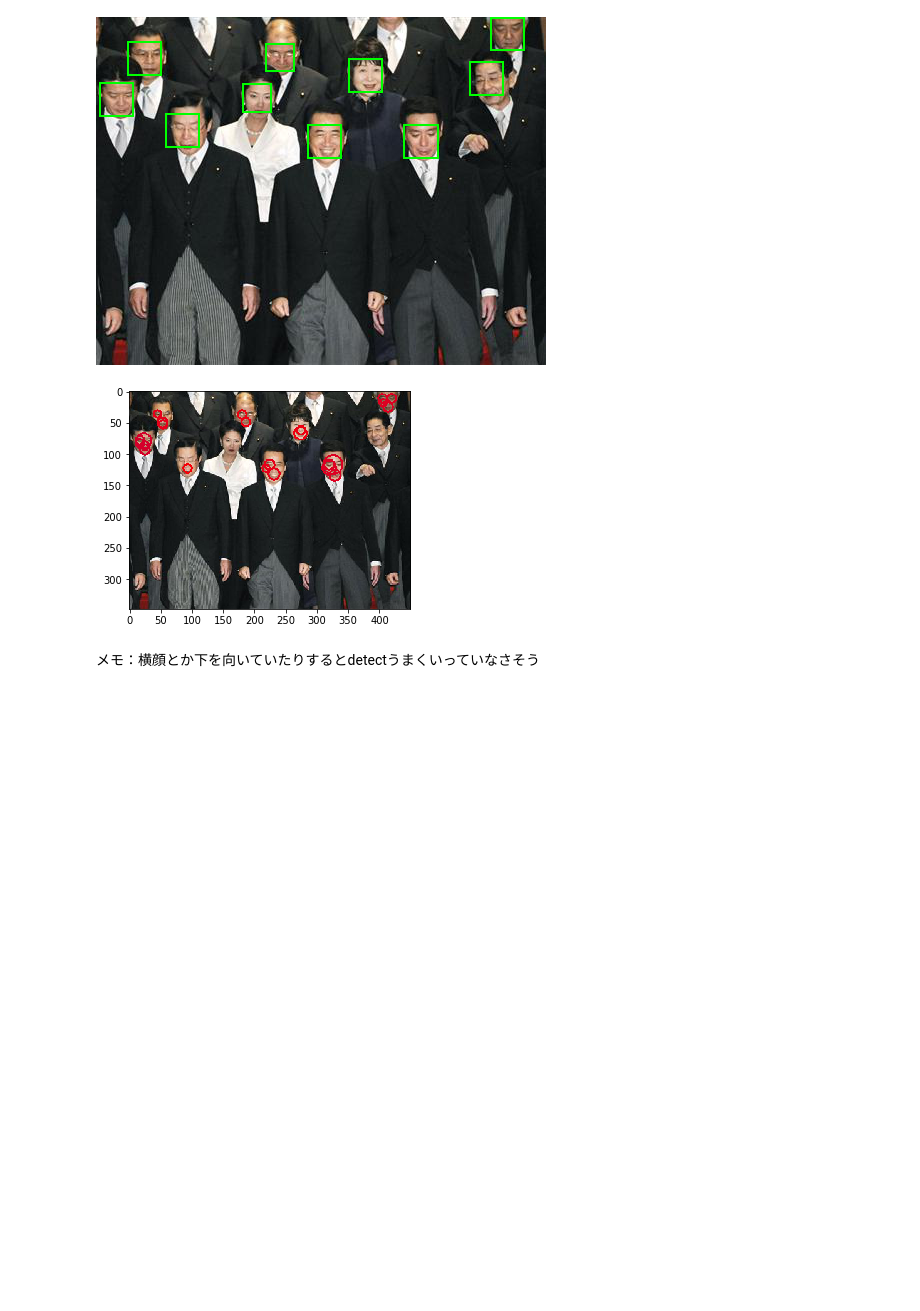
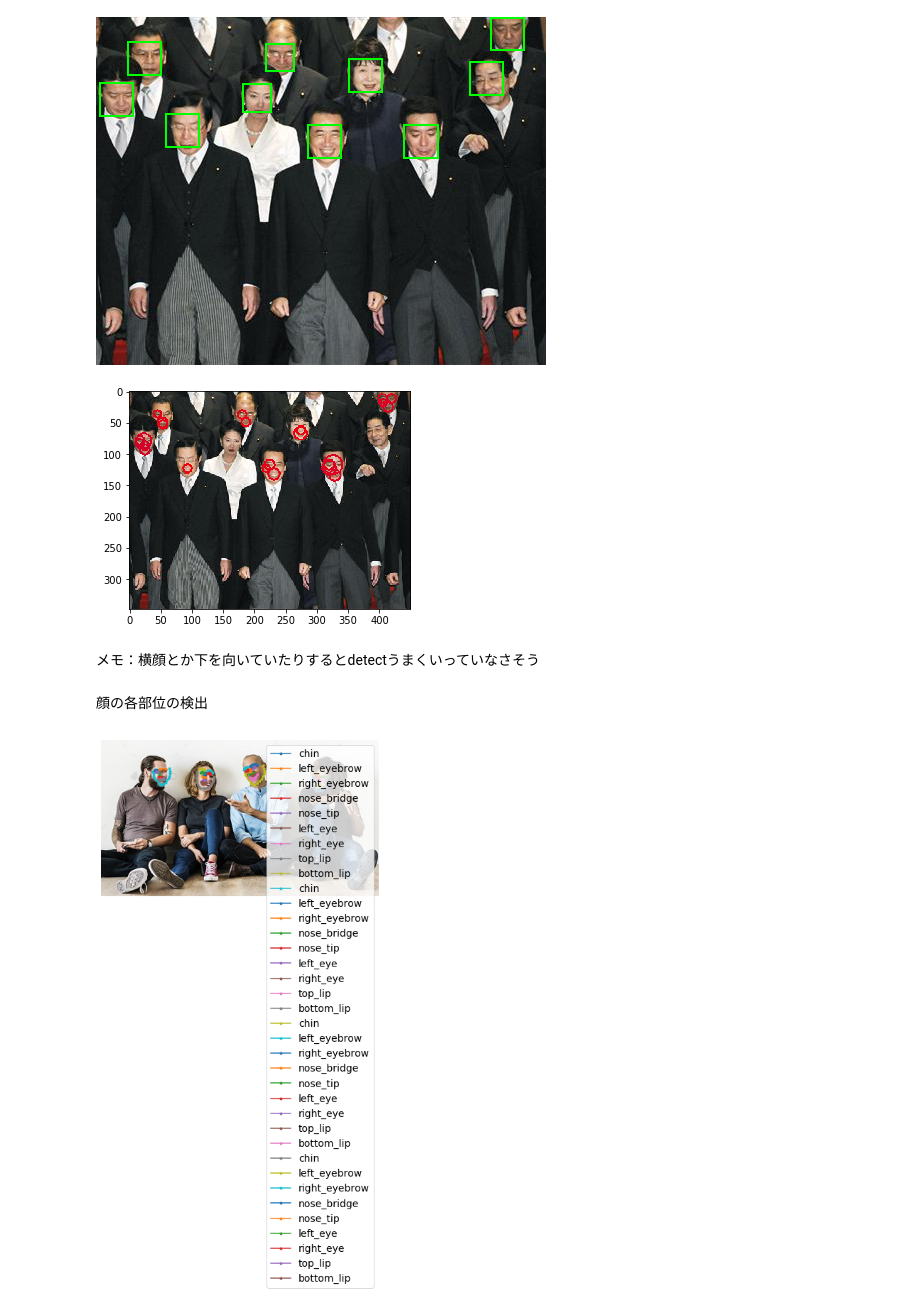
Before and after one commit to TomeHirata/detect-laugh, a Jupyter notebook: laugh.ipynb, the cells around one changed output. Drawn from its saved outputs; the diff is of its cells as text; code cells hidden in the pictures; blank space fills up the shorter version.

```diff
--- a/laugh.ipynb
+++ b/laugh.ipynb
@@ -124,3 +216,37 @@ score = show_laghness_score(img)
 [figure]
 # %% [markdown]
 メモ：横顔とか下を向いていたりするとdetectうまくいっていなさそう
+# %% [markdown]
+顔の各部位の検出
+# %%
+# 画像から顔の領域を検出する。
+face_locs = face_recognition.face_locations(img, model="cnn", number_of_times_to_upsample=2)
+
+# 顔の各部位を検出する。
+facial_landmarks = face_recognition.face_landmarks(img, face_locs)
+#pprint(facial_landmarks)
+
+# 日本語訳
+jp_names = {'nose_bridge': '鼻筋',
+            'nose_tip': '鼻先',
+            'top_lip': '上唇',
+            'bottom_lip': '下唇',
+            'left_eye': '左目',
+            'right_eye': '左目',
+            'left_eyebrow': '左眉毛',
+            'right_eyebrow': '右眉毛',
+            'chin': '下顎'}
+
+# 可視化する。
+fig, ax = plt.subplots(figsize=(7, 7))
+ax.imshow(img)
+ax.set_axis_off()
+for face in facial_landmarks:
+    for name, points in face.items():
+        points = np.array(points)
+        ax.plot(points[:, 0], points[:, 1], 'o-', ms=3, label=name)
+ax.legend(fontsize=14)
+
+plt.show()
+# %% [output]
+[figure, added]
```
Also changed, not shown: parts of 10 cells of this notebook, 2 other files.
